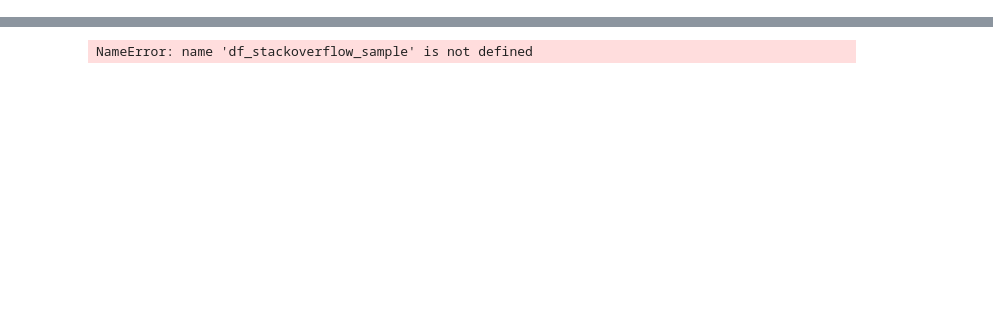
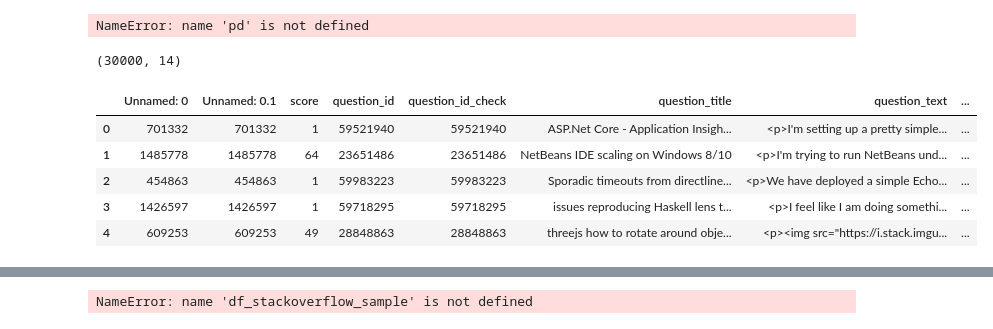
Before and after one commit to HDMax93/FrauenLoop_NLP_Project_2020, a Jupyter notebook: src/data/preprocessing.ipynb, the cells around one changed output, grey strips where cells are left out. Cells and saved outputs as stored; diff of their text form; code cells hidden in the pictures; blank space fills up the shorter version.

```diff
--- a/src/data/preprocessing.ipynb
+++ b/src/data/preprocessing.ipynb
@@ -20,0 +50,4 @@ warnings.filterwarnings("ignore")
+# %%
+stackoverflow = pd.read_csv(os.path.join(full_path))
+# %% [output]
+NameError: name 'pd' is not defined
@@ -20,0 +56,13 @@ warnings.filterwarnings("ignore")
+# %%
+stackoverflow.shape
+# %% [output]
+(30000, 14)
+# %%
+stackoverflow.head()
+# %% [output]
+|  | Unnamed: 0 | Unnamed: 0.1 | score | question_id | question_id_check | question_title | question_text | ... |
+| 0 | 701332 | 701332 | 1 | 59521940 | 59521940 | ASP.Net Core - Application Insigh... | <p>I'm setting up a pretty simple... | ... |
+| 1 | 1485778 | 1485778 | 64 | 23651486 | 23651486 | NetBeans IDE scaling on Windows 8/10 | <p>I'm trying to run NetBeans und... | ... |
+| 2 | 454863 | 454863 | 1 | 59983223 | 59983223 | Sporadic timeouts from directline... | <p>We have deployed a simple Echo... | ... |
+| 3 | 1426597 | 1426597 | 1 | 59718295 | 59718295 | issues reproducing Haskell lens t... | <p>I feel like I am doing somethi... | ... |
+| 4 | 609253 | 609253 | 49 | 28848863 | 28848863 | threejs how to rotate around obje... | <p><img src="https://i.stack.imgu... | ... |
```
Also changed, not shown: parts of 40 cells of this notebook.
